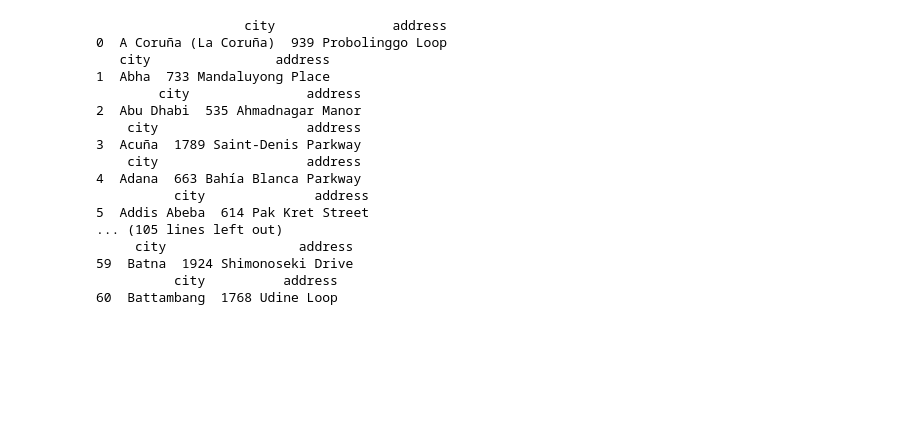
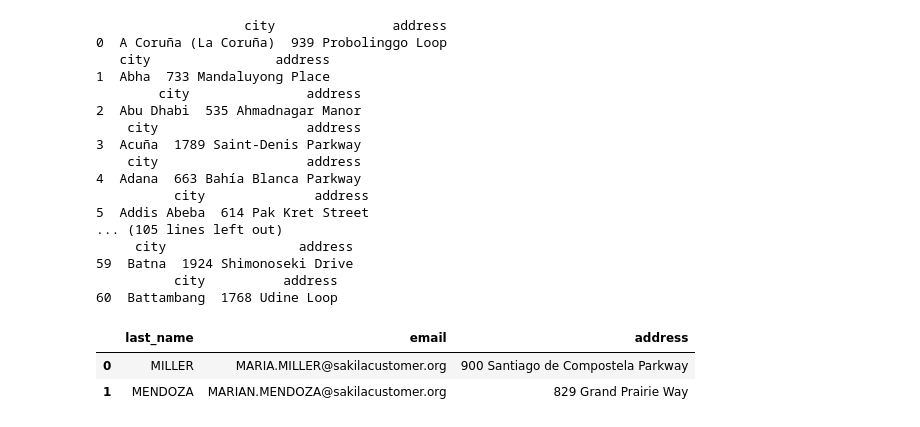
Before and after one commit to asepiq/H8_9, a Jupyter notebook: H8_9.ipynb, the cells around one changed output. Cells and saved outputs as stored; diff of their text form; code cells hidden in the pictures; blank space fills up the shorter version.

```diff
--- a/H8_9.ipynb
+++ b/H8_9.ipynb
@@ -546,3 +546,30 @@ while n<=60:
 59  Batna  1924 Shimonoseki Drive
           city          address
 60  Battambang  1768 Udine Loop
+# %%
+import pandas as pd
+import mysql.connector
+
+
+mydb = mysql.connector.connect(
+host="127.0.0.1",
+user="root",
+password="root",
+database="sakila",
+)
+
+nama = input('Input Name: ')
+
+query = f'''
+SELECT customer.last_name, customer.email, address.address
+FROM customer
+LEFT JOIN address ON customer.address_id = address.address_id
+WHERE customer.first_name LIKE '%{nama}%'
+'''
+
+df = pd.read_sql_query(query, mydb)
+df
+# %% [output]
+|  | last_name | email | address |
+| 0 | MILLER | MARIA.MILLER@sakilacustomer.org | 900 Santiago de Compostela Parkway |
+| 1 | MENDOZA | MARIAN.MENDOZA@sakilacustomer.org | 829 Grand Prairie Way |
```
Also changed, not shown: parts of 2 cells of this notebook.
